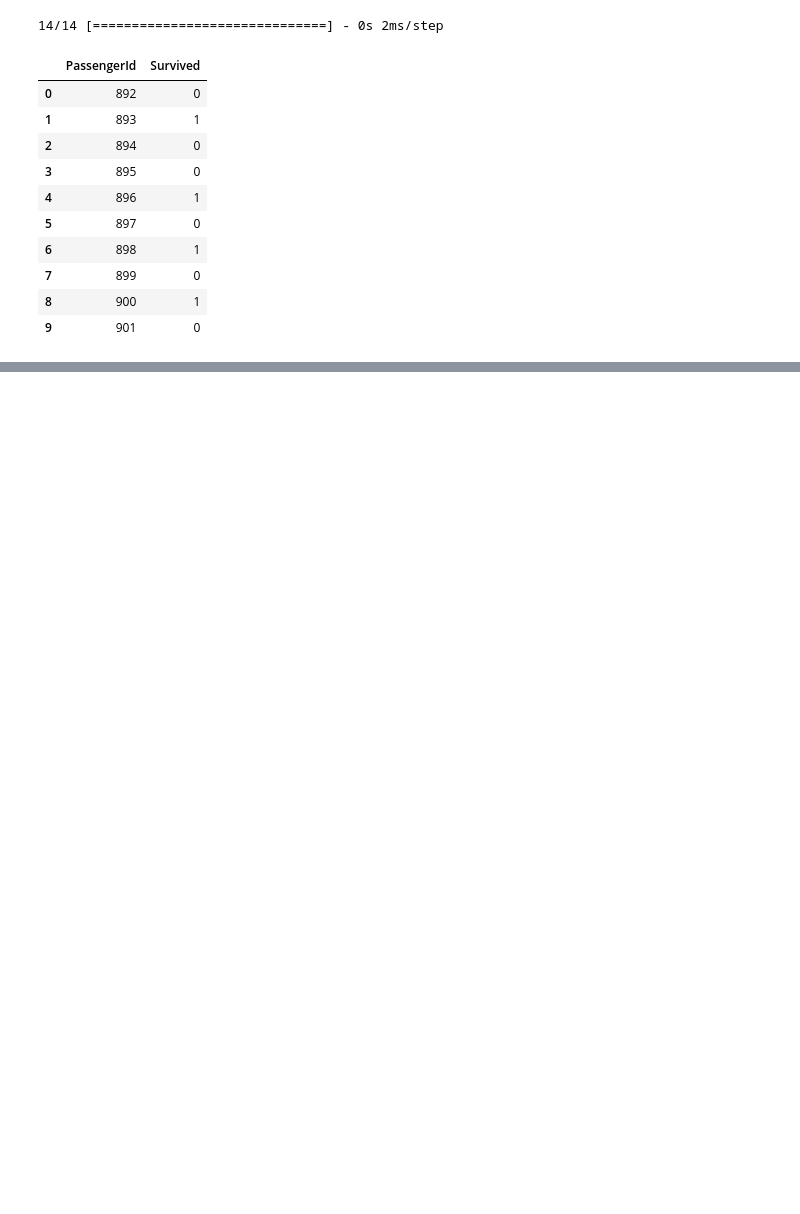
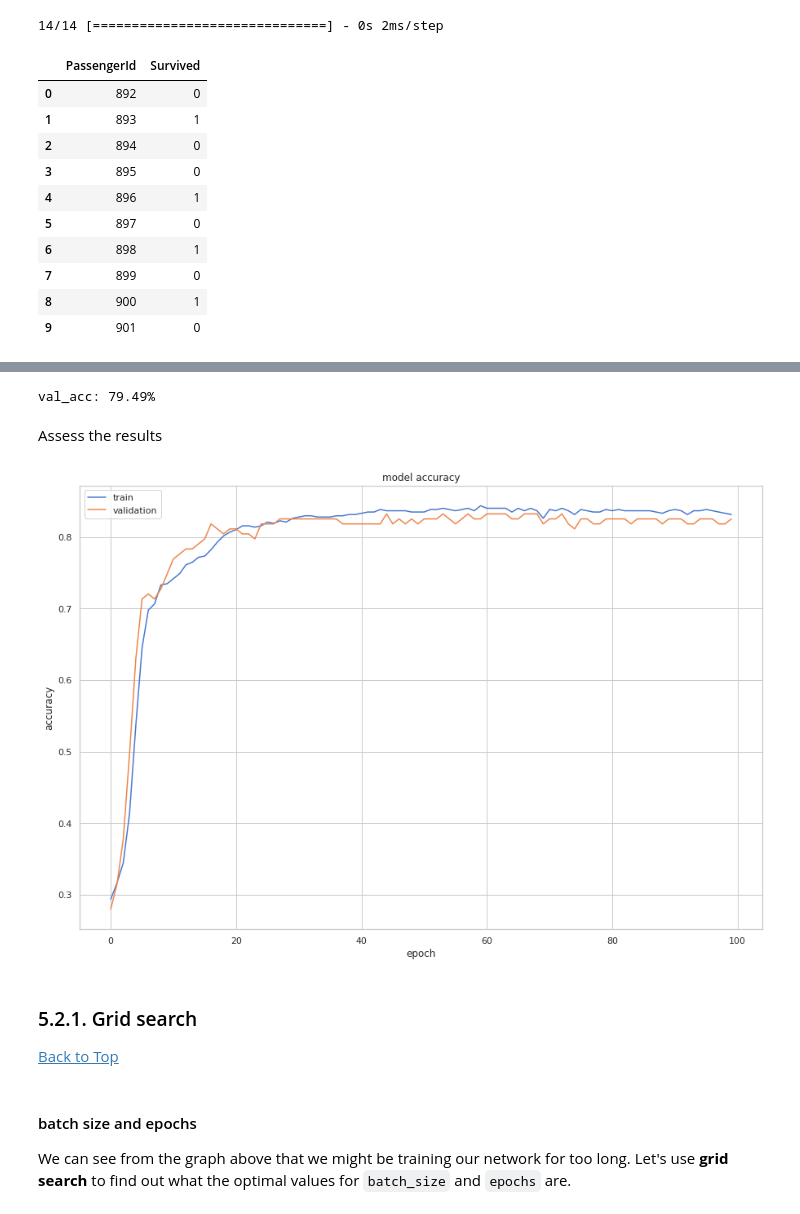
Before and after one commit to JonathanKolb/MLNNs_project, a Jupyter notebook: CS401_project.ipynb, the cells around one changed output, grey strips where cells are left out. Drawn from its saved outputs; the diff is of its cells as text; code cells hidden in the pictures; blank space fills up the shorter version.

```diff
--- a/CS401_project.ipynb
+++ b/CS401_project.ipynb
@@ -580,0 +1109,3 @@ solution.to_csv("Neural_Network_Solution.csv", index=False)
+# %%
+train = df[pd.notnull(df['Survived'])]
+X_unlabeled = df[pd.isnull(df['Survived'])].drop(['Survived'], axis=1)
@@ -580,0 +1114,5 @@ solution.to_csv("Neural_Network_Solution.csv", index=False)
+# %%
+X_train, X_test, y_train, y_test = train_test_split(
+    train.drop(['Survived'], axis=1),
+    train['Survived'],
+    test_size=0.2, random_state=42)
@@ -580,0 +1123,3 @@ solution.to_csv("Neural_Network_Solution.csv", index=False)
+# %%
+model = create_model()
+print(model.summary())
@@ -580,0 +1143,29 @@ solution.to_csv("Neural_Network_Solution.csv", index=False)
+# %%
+# train model on full train set, with 80/20 CV split
+# because the model does the random validation split automatically the whole labeled data set can be input
+# training = model.fit(train.drop(['Survived'], axis=1), train['Survived'], epochs=100, batch_size=32, validation_split=0.2, verbose=0)
+training = model.fit(X_train, y_train, epochs=100, batch_size=32, validation_split=0.2, verbose=0)
+
+val_acc = np.mean(training.history['val_accuracy'])
+print("\n%s: %.2f%%" % ('val_acc', val_acc*100))
+# %% [output]
+val_acc: 79.49%
+# %% [markdown]
+Assess the results
+# %%
+# summarize history for accuracy
+plt.plot(training.history['accuracy'])
+plt.plot(training.history['val_accuracy'])
+plt.title('model accuracy')
+plt.ylabel('accuracy')
+plt.xlabel('epoch')
+plt.legend(['train', 'validation'], loc='upper left')
+plt.show()
+# %% [output]
+[figure, added]
+# %% [markdown]
+### 5.2.1. Grid search
+[Back to Top](#scrollTo=3jq6wLfnS5_o)
+# %% [markdown]
+#### batch size and epochs
+We can see from the graph above that we might be training our network for too long. Let's use **grid search** to find out what the optimal values for `batch_size` and `epochs` are.
```
Also changed, not shown: parts of 168 cells of this notebook.
